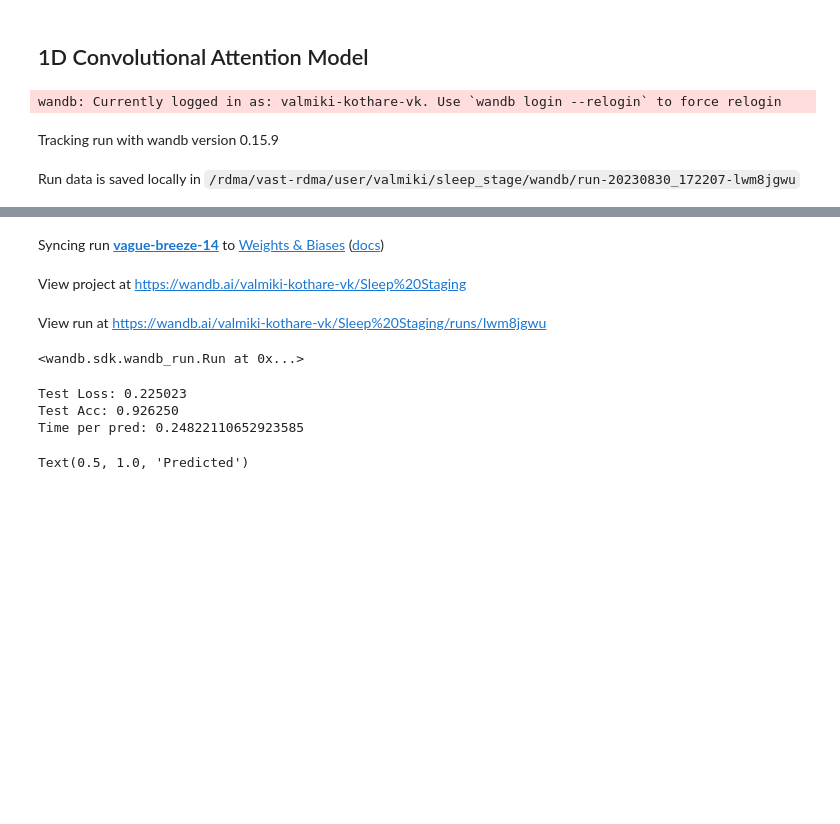
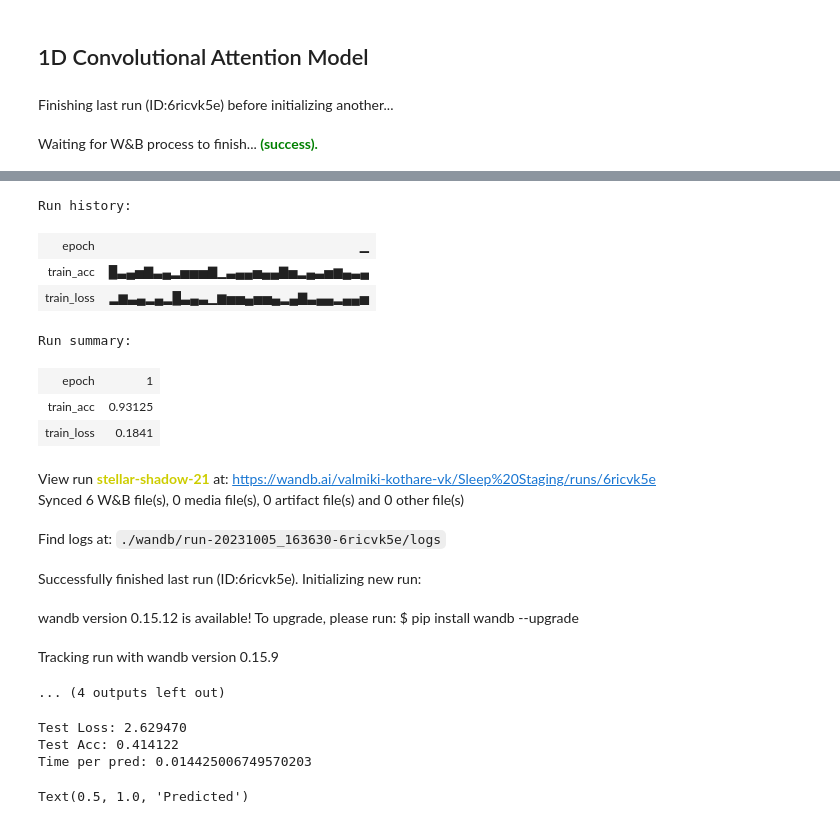
Before and after one commit to valmikikothare/sleep_stage, a Jupyter notebook: sleep_stage.ipynb, the cells around one changed output, grey strips where cells are left out. Saved outputs shown, nothing was run; the diff lists cells and outputs as text; code cells hidden in the pictures; blank space fills up the shorter version.

Commit message:
Training with new Residual Attention network with data augmentation and normalization and added data loading code for homemade data, as well as validation for homemade data

```diff
--- a/sleep_stage.ipynb
+++ b/sleep_stage.ipynb
@@ -198,8 +468,17 @@ params = AttrDict(
     train_data_dir = 'data/24-hour_recordings',
     test_data_dir = 'data/4-hour_recordings',
     sample_data_dir = 'data/4-hour_recordings/Mouse01/Day1',
-    sf = 512, # Hz
-    epoch_len = 2.5, # sec
+    homemade_data_dir = 'data/homemade_recordings/',
+    homemade_eeg_idx = 4,
+    homemade_emg_idx = 5,
+    model_sf = 128,
+    accusleep_sf = 512, # Hz
+    homemade_sf = 1000, # Hz
+    bandpass_freqs = [1, 64],
+    run_preproc = False,
+    homemade_epoch_len = 2.0, # sec
+    accusleep_epoch_len = 2.5, # sec
+    model_epoch_len = 2.5, # sec
     context_window = 3,
     random_shift = True,
     eeg_transform = None,
@@ -211,11 +490,16 @@ params = AttrDict(
     out_dim = 3,
     embed_dim = 32,
     feedforward_dim = 128,
-    dim_blocks = [16, 32, 64, 64],
+    do_pos_embed = True,
+    pos_embed_dim = 16,
+    dim_blocks = [16, 32, 32, 32],
+    res_blocks = [True, True, True, True],
     attn_blocks = [False, False, True, True],
     num_heads = 8,
     kernel_size = 3,
+    activation = nn.GELU,
     dropout = 0.0,
+    log_wandb = True,
 
     # Training
     criterion = nn.CrossEntropyLoss(),
@@ -226,8 +510,8 @@ params = AttrDict(
     log_freq = 50,
     val_batches=50
 )
-assert float(params.sf * params.epoch_len).is_integer()
-params.seq_length = int(params.sf * params.epoch_len * params.context_window)
+# assert float(params.model_sf * params.model_epoch_len).is_integer()
+# params.seq_length = int(params.model_sf * params.model_epoch_len * params.context_window)
 
 device = torch.device("cuda" if torch.cuda.is_available() else "cpu")
 # %% [markdown]
@@ -406,11 +849,11 @@ torch.cuda.empty_cache()
 model = Model(**params).to(device)
 optimizer = params.optimizer(model.parameters(), params.lr)
 # %%
-wandb.init(
-    project="Sleep Staging",
-    config=params,
-)
+if params.log_wandb:
+    wandb.init(
+        project="Sleep Staging",
+        config=params,
+    )
 # %% [output]
-wandb: Currently logged in as: valmiki-kothare-vk. Use `wandb login --relogin` to force relogin
-Tracking run with wandb version 0.15.9
+Finishing last run (ID:6ricvk5e) before initializing another...
-Run data is saved locally in /rdma/vast-rdma/user/valmiki/sleep_stage/wandb/run-20230830_172207-lwm8jgwu
+Waiting for W&B process to finish... (success).
@@ -417,7 +861,18 @@ Run data is saved locally in /rdma/vast-rdma/user/valmiki/sleep_stage/wandb/run-
+Run history:
+| epoch | ▁ |
+| train_acc | █▃▄▅▇▃▄▂▅▅▅▇▁▃▄▄▅▄▄▇▅▂▄▃▅▆▄▃▄ |
+| train_loss | ▂▆▃▄▂▄▂█▃▄▃▁▆▅▅▄▅▅▄▂▄▇▃▄▄▂▄▄▅ |
+Run summary:
+| epoch | 1 |
+| train_acc | 0.93125 |
+| train_loss | 0.1841 |
-Syncing run vague-breeze-14 to Weights & Biases (docs)
+View run stellar-shadow-21 at: https://wandb.ai/valmiki-kothare-vk/Sleep%20Staging/runs/6ricvk5e
+Synced 6 W&B file(s), 0 media file(s), 0 artifact file(s) and 0 other file(s)
-View project at https://wandb.ai/valmiki-kothare-vk/Sleep%20Staging
+Find logs at: ./wandb/run-20231005_163630-6ricvk5e/logs
-View run at https://wandb.ai/valmiki-kothare-vk/Sleep%20Staging/runs/lwm8jgwu
+Successfully finished last run (ID:6ricvk5e). Initializing new run:
-<wandb.sdk.wandb_run.Run at 0x...>
+wandb version 0.15.12 is available! To upgrade, please run: $ pip install wandb --upgrade
+Tracking run with wandb version 0.15.9
+... (4 outputs left out)
 # %%
 torch.cuda.empty_cache()
 for epoch in range(params.num_epochs):
@@ -504,13 +978,13 @@ for epoch in range(params.num_epochs):
 # %%
 model = torch.load('models/model.pt')
 # %%
-# Test Phase
+# Homemade Test Phase
 model.eval()
 total_loss = 0
 total_acc = 0
 with torch.no_grad():
     t0 = time()
-    for i, (x, y) in enumerate(tqdm(val_loader, desc="Testing")):
+    for i, (x, y) in enumerate(tqdm(homemade_loader, desc="Homemade Testing")):
         # Send to GPU (if available)
         x = x.to(device)
         y = y.to(device)
@@ -524,15 +998,15 @@ with torch.no_grad():
         acc = (pred.argmax(-1) == y).float().mean()
         total_acc += acc
     # wandb.log(dict(
-    #     test_epoch_loss = total_loss/len(test_loader),
-    #     test_epoch_acc = total_acc/len(test_loader))
+    #     homemade_loss = total_loss/len(homemade_loader),
+    #     homemade_acc = total_acc/len(homemade_loader))
     # )
     t1 = time()
-print(f"Test Loss: {total_loss/len(val_loader):4f}\n"
-      f"Test Acc: {total_acc/len(val_loader):4f}\n"
-      f"Time per pred: {(t1-t0)/len(val_loader)}")
+print(f"Test Loss: {total_loss/len(homemade_loader):4f}\n"
+      f"Test Acc: {total_acc/len(homemade_loader):4f}\n"
+      f"Time per pred: {(t1-t0)/len(homemade_loader)}")
 # %% [output]
-Test Loss: 0.225023
-Test Acc: 0.926250
-Time per pred: 0.24822110652923585
+Test Loss: 2.629470
+Test Acc: 0.414122
+Time per pred: 0.014425006749570203
 # %%
```
Also changed, not shown: parts of 12 cells of this notebook, 1 other file.
